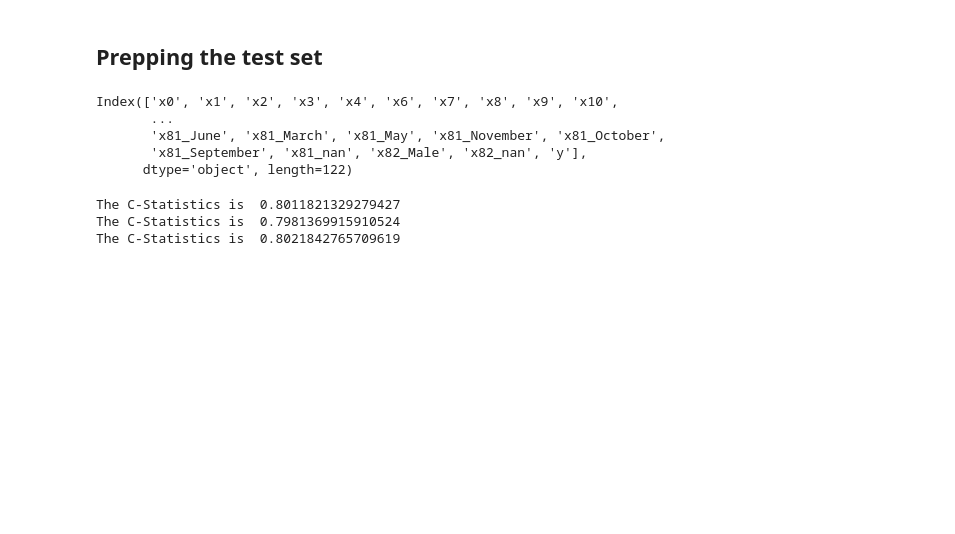
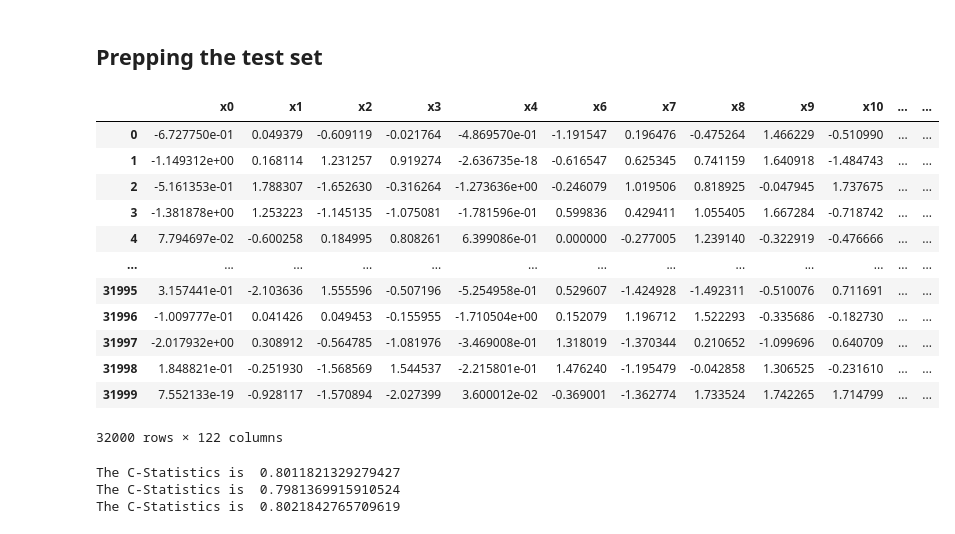
Before and after one commit to griffinc8/SF_task, a Jupyter notebook: GLM Model 26.ipynb, the cells around one changed output. Drawn from its saved outputs; the diff is of its cells as text; code cells hidden in the pictures; blank space fills up the shorter version.

```diff
--- a/GLM Model 26.ipynb
+++ b/GLM Model 26.ipynb
@@ -318,14 +339,22 @@ test_imputed_std = pd.concat([test_imputed_std, dumb81], axis=1, sort=False)
 dumb82 = pd.get_dummies(test['x82'], drop_first=True, prefix='x82', prefix_sep='_', dummy_na=True)
 test_imputed_std = pd.concat([test_imputed_std, dumb82], axis=1, sort=False)
 test_imputed_std = pd.concat([test_imputed_std, test['y']], axis=1, sort=False)
-# %%
-val_imputed_std.columns
-# %% [output]
-Index(['x0', 'x1', 'x2', 'x3', 'x4', 'x6', 'x7', 'x8', 'x9', 'x10',
-       ...
-       'x81_June', 'x81_March', 'x81_May', 'x81_November', 'x81_October',
-       'x81_September', 'x81_nan', 'x82_Male', 'x82_nan', 'y'],
-      dtype='object', length=122)
+# %%
+train_imputed_std
+# %% [output]
+|  | x0 | x1 | x2 | x3 | x4 | x6 | x7 | x8 | x9 | x10 | ... | ... |
+| 0 | -6.727750e-01 | 0.049379 | -0.609119 | -0.021764 | -4.869570e-01 | -1.191547 | 0.196476 | -0.475264 | 1.466229 | -0.510990 | ... | ... |
+| 1 | -1.149312e+00 | 0.168114 | 1.231257 | 0.919274 | -2.636735e-18 | -0.616547 | 0.625345 | 0.741159 | 1.640918 | -1.484743 | ... | ... |
+| 2 | -5.161353e-01 | 1.788307 | -1.652630 | -0.316264 | -1.273636e+00 | -0.246079 | 1.019506 | 0.818925 | -0.047945 | 1.737675 | ... | ... |
+| 3 | -1.381878e+00 | 1.253223 | -1.145135 | -1.075081 | -1.781596e-01 | 0.599836 | 0.429411 | 1.055405 | 1.667284 | -0.718742 | ... | ... |
+| 4 | 7.794697e-02 | -0.600258 | 0.184995 | 0.808261 | 6.399086e-01 | 0.000000 | -0.277005 | 1.239140 | -0.322919 | -0.476666 | ... | ... |
+| ... | ... | ... | ... | ... | ... | ... | ... | ... | ... | ... | ... | ... |
+| 31995 | 3.157441e-01 | -2.103636 | 1.555596 | -0.507196 | -5.254958e-01 | 0.529607 | -1.424928 | -1.492311 | -0.510076 | 0.711691 | ... | ... |
+| 31996 | -1.009777e-01 | 0.041426 | 0.049453 | -0.155955 | -1.710504e+00 | 0.152079 | 1.196712 | 1.522293 | -0.335686 | -0.182730 | ... | ... |
+| 31997 | -2.017932e+00 | 0.308912 | -0.564785 | -1.081976 | -3.469008e-01 | 1.318019 | -1.370344 | 0.210652 | -1.099696 | 0.640709 | ... | ... |
+| 31998 | 1.848821e-01 | -0.251930 | -1.568569 | 1.544537 | -2.215801e-01 | 1.476240 | -1.195479 | -0.042858 | 1.306525 | -0.231610 | ... | ... |
+| 31999 | 7.552133e-19 | -0.928117 | -1.570894 | -2.027399 | 3.600012e-02 | -0.369001 | -1.362774 | 1.733524 | 1.742265 | 1.714799 | ... | ... |
+32000 rows × 122 columns
 # %%
 Outcomes_train = pd.DataFrame(result.predict(train_imputed_std[variables])).rename(columns={0:'probs'})
 Outcomes_train['y'] = train_imputed_std['y']
```
Also changed, not shown: parts of 5 cells of this notebook, 3 other files.
